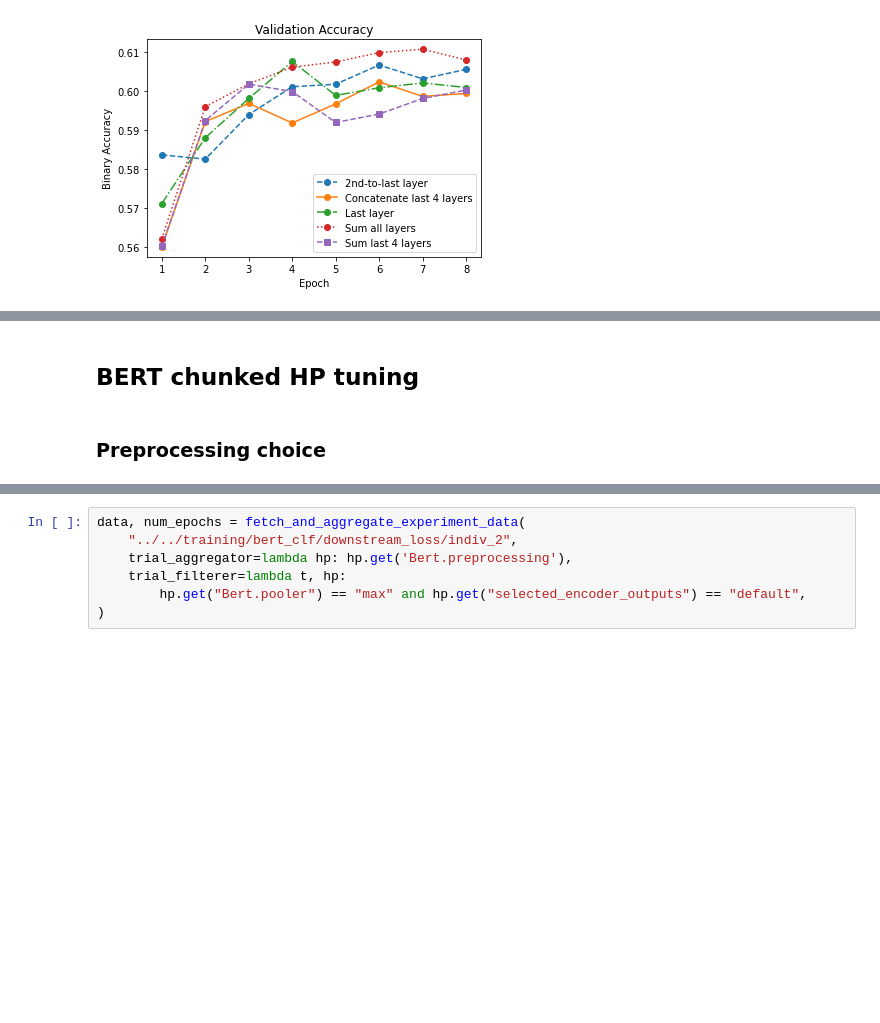
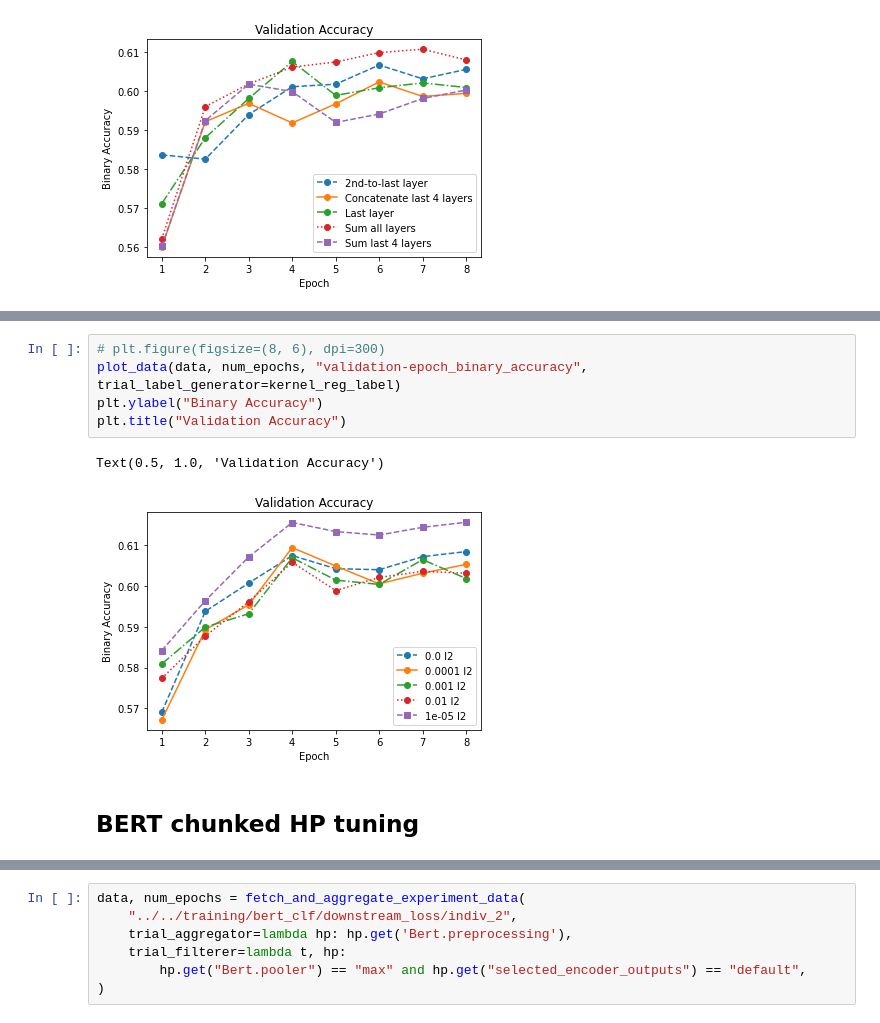
Before and after one commit to Fake-News-Profiling/fnp-models, a Jupyter notebook: classifier/src/notebooks/data_plots.ipynb, the cells around one changed output, grey strips where cells are left out. Saved outputs shown, nothing was run; the diff lists cells and outputs as text; blank space fills up the shorter version.

```diff
--- a/classifier/src/notebooks/data_plots.ipynb
+++ b/classifier/src/notebooks/data_plots.ipynb
@@ -147,4 +209,10 @@ Text(0.5, 1.0, 'Validation Accuracy')
+# %%
+# plt.figure(figsize=(8, 6), dpi=300)
+plot_data(data, num_epochs, "validation-epoch_binary_accuracy", trial_label_generator=kernel_reg_label)
+plt.ylabel("Binary Accuracy")
+plt.title("Validation Accuracy")
+# %% [output]
+Text(0.5, 1.0, 'Validation Accuracy')
+[figure, added]
 # %% [markdown]
 ## BERT chunked HP tuning
-# %% [markdown]
-### Preprocessing choice
```
Also changed, not shown: parts of 53 cells of this notebook, 5 other files.
